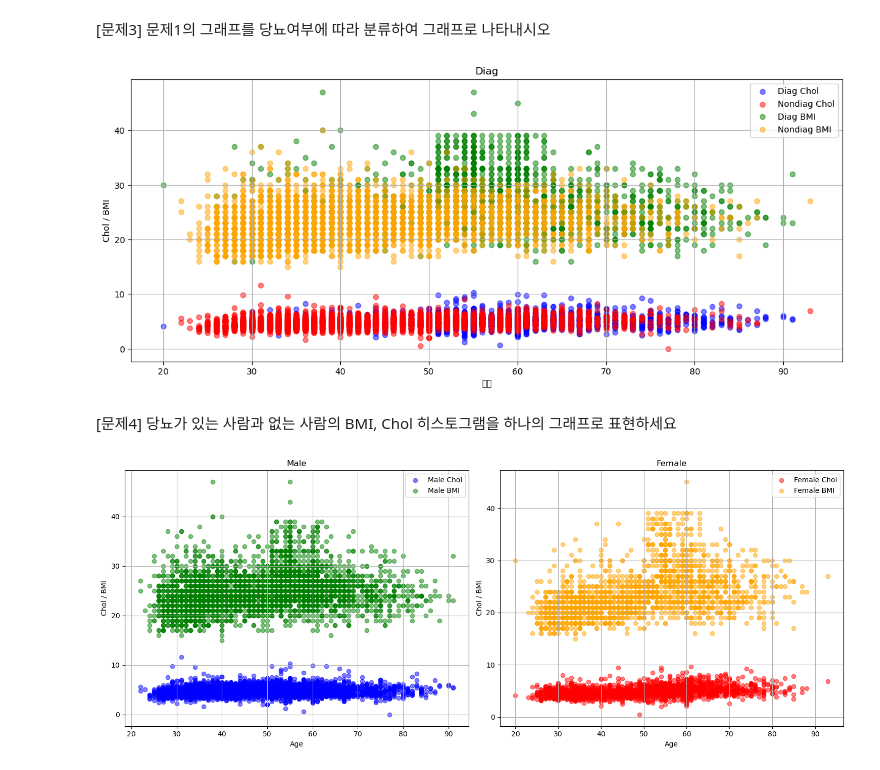
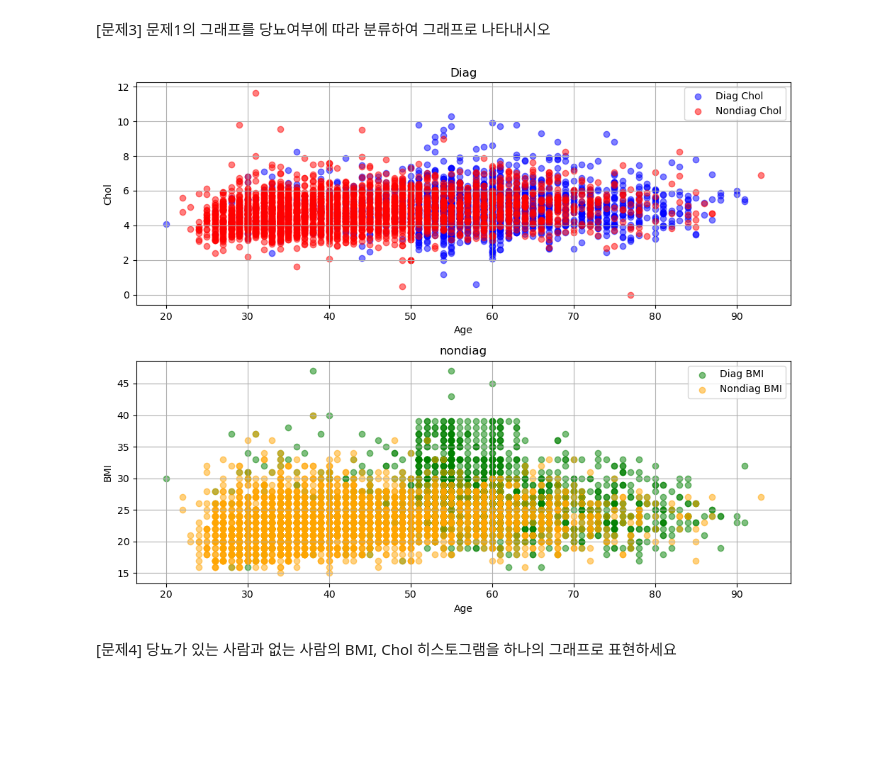
Before and after one commit to yeseuly/Python-palette, a Jupyter notebook: homework/hw3/submit/hw3_taesub.ipynb, the cells around one changed output. Cells and saved outputs as stored; diff of their text form; code cells hidden in the pictures; blank space fills up the shorter version.

```diff
--- a/homework/hw3/submit/hw3_taesub.ipynb
+++ b/homework/hw3/submit/hw3_taesub.ipynb
@@ -8,4 +8,4 @@ import pandas as pd
 import numpy as np
 import matplotlib.pyplot as plt
 # %%
-df = pd.read_csv("../Diabetes Classification.csv")
+df = pd.read_csv("../../hw2/Diabetes Classification.csv")
@@ -99,86 +66,47 @@ plt.show()
 # %% [markdown]
 [문제3] 문제1의 그래프를 당뇨여부에 따라 분류하여 그래프로 나타내시오
 # %%
-# 당뇨 여부를 나눔
 diag = df[df['Diagnosis'] == 1]
 nondiag = df[df['Diagnosis'] == 0]
 
-# '나이', 'Chol', 'BMI' 열을 선택
 age_diag = diag['Age']
 chol_diag = diag['Chol']
 bmi_diag = diag['BMI']
 
 age_nondiag = nondiag['Age']
 chol_nondiag = nondiag['Chol']
 bmi_nondiag = nondiag['BMI']
 
-# 그래프 크기 지정
-plt.figure(figsize=(15, 6))
 
-# Diag에 대한 Chol의 산점도 그래프 그리기
+plt.figure(figsize=(10, 8))
+
+plt.subplot(2, 1, 1)
 plt.scatter(age_diag, chol_diag, color='blue', alpha=0.5, label='Diag Chol')
-
-# Nondiag에 대한 Chol의 산점도 그래프 그리기
 plt.scatter(age_nondiag, chol_nondiag, color='red', alpha=0.5, label='Nondiag Chol')
 
-# Diag에 대한 BMI의 산점도 그래프 그리기
+plt.title('Diag')
+plt.xlabel('Age')
+plt.ylabel('Chol')
+
+plt.grid(True)
+plt.legend()
+
+
+
+plt.subplot(2, 1, 2)
 plt.scatter(age_diag, bmi_diag, color='green', alpha=0.5, label='Diag BMI')
-
-# Nondiag에 대한 BMI의 산점도 그래프 그리기
 plt.scatter(age_nondiag, bmi_nondiag, color='orange', alpha=0.5, label='Nondiag BMI')
 
-# 그래프 제목 설정
-plt.title('Diag')
+plt.title('nondiag')
+plt.xlabel('Age')
+plt.ylabel('BMI')
 
-# x축 레이블 설정
-plt.xlabel('나이')
-
-# y축 레이블 설정 (Chol과 BMI를 함께 그리므로 레이블이 중복되지 않도록 함)
-plt.ylabel('Chol / BMI')
-
-# 그리드 표시
 plt.grid(True)
-
-# 범례 표시
 plt.legend()
 
-# 그래프 출력
+plt.tight_layout()
 plt.show()
 # %% [output]
-[figure, old version]
+[figure, new version]
 # %% [markdown]
 [문제4] 당뇨가 있는 사람과 없는 사람의 BMI, Chol 히스토그램을 하나의 그래프로 표현하세요
-# %%
-
-# 남성과 여성을 나눔
-male = df[df['Gender'] == 'M']
-female = df[df['Gender'] == 'F']
-
-# 그래프 크기 지정
-plt.figure(figsize=(15, 6))
-
-# 남성에 대한 그래프
-plt.subplot(1, 2, 1)  # 1행 2열 중 첫 번째 서브플롯 선택
-plt.scatter(male['Age'], male['Chol'], color='blue', alpha=0.5, label='Male Chol')
-plt.scatter(male['Age'], male['BMI'], color='green', alpha=0.5, label='Male BMI')
-plt.title('Male')  # 서브플롯 제목
-plt.xlabel('Age')
-plt.ylabel('Chol / BMI')
-plt.grid(True)
-plt.legend()
-
-# 여성에 대한 그래프
-plt.subplot(1, 2, 2)  # 1행 2열 중 두 번째 서브플롯 선택
-plt.scatter(female['Age'], female['Chol'], color='red', alpha=0.5, label='Female Chol')
-plt.scatter(female['Age'], female['BMI'], color='orange', alpha=0.5, label='Female BMI')
-plt.title('Female')  # 서브플롯 제목
-plt.xlabel('Age')
-plt.ylabel('Chol / BMI')
-plt.grid(True)
-plt.legend()
-
-# 그래프 출력
-plt.tight_layout()  # 서브플롯 간의 간격 조정
-plt.show()
-# %% [output]
-[figure, removed]
```
Also changed, not shown: parts of 6 cells of this notebook, 4 other files.
